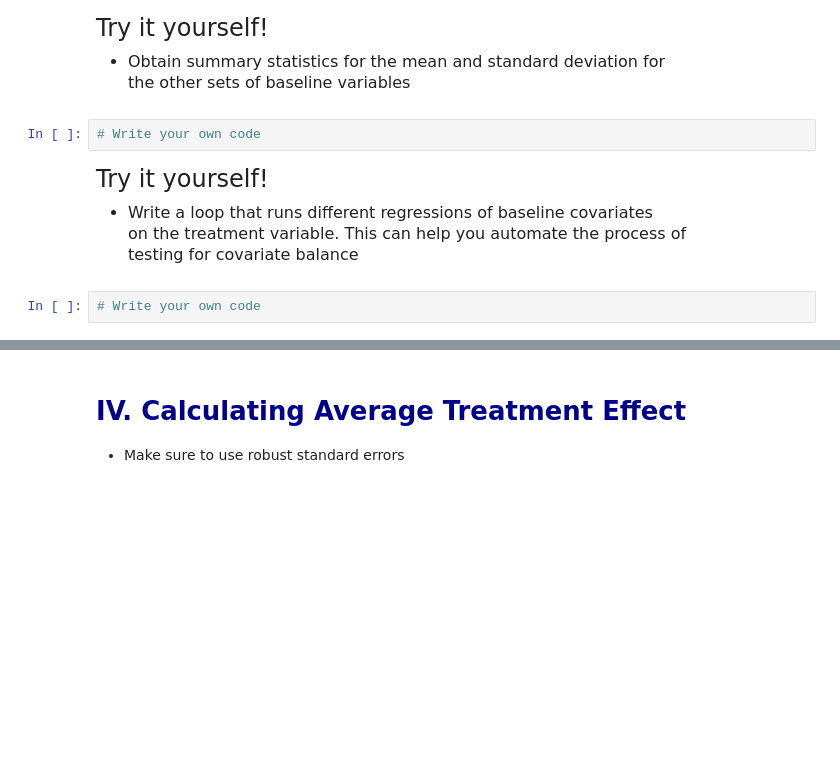
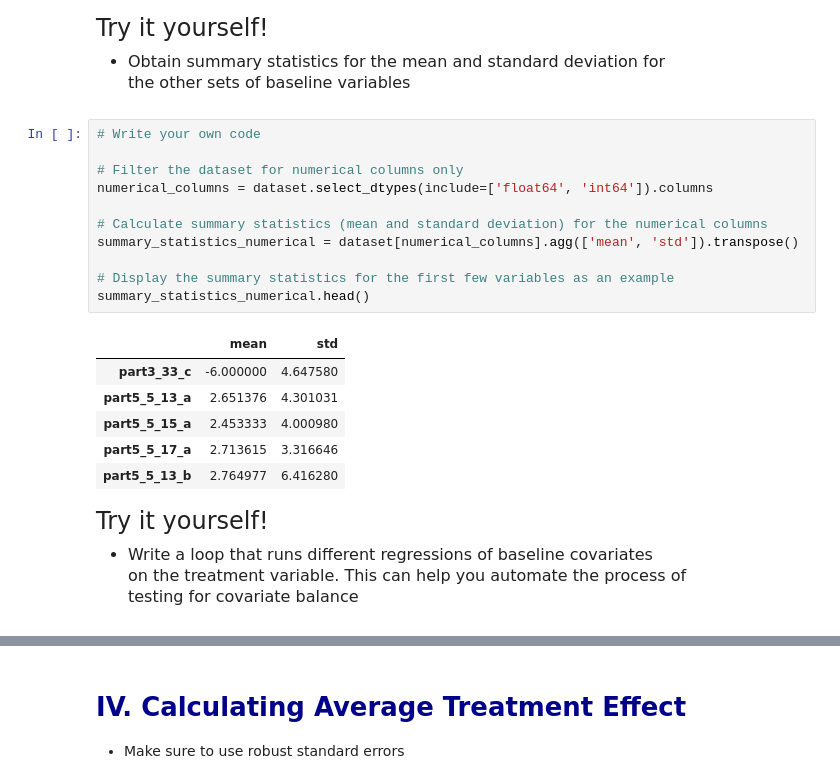
Before and after one commit to lornalyu/qtm531spring2024, a Jupyter notebook: Lecture 12/Lecture 12a - Analyzing Experimental Data.ipynb, the cells around one changed output, grey strips where cells are left out. Drawn from its saved outputs; the diff is of its cells as text; blank space fills up the shorter version.

```diff
--- a/Lecture 12/Lecture 12a - Analyzing Experimental Data.ipynb
+++ b/Lecture 12/Lecture 12a - Analyzing Experimental Data.ipynb
@@ -192,8 +203,24 @@ Try it yourself!
 
 - Obtain summary statistics for the mean and standard deviation for <br>
 the other sets of baseline variables
-# %%
-# Write your own code
+# %%
+# Write your own code
+
+# Filter the dataset for numerical columns only
+numerical_columns = dataset.select_dtypes(include=['float64', 'int64']).columns
+
+# Calculate summary statistics (mean and standard deviation) for the numerical columns
+summary_statistics_numerical = dataset[numerical_columns].agg(['mean', 'std']).transpose()
+
+# Display the summary statistics for the first few variables as an example
+summary_statistics_numerical.head()
+# %% [output]
+|  | mean | std |
+| part3_33_c | -6.000000 | 4.647580 |
+| part5_5_13_a | 2.651376 | 4.301031 |
+| part5_5_15_a | 2.453333 | 4.000980 |
+| part5_5_17_a | 2.713615 | 3.316646 |
+| part5_5_13_b | 2.764977 | 6.416280 |
 # %% [markdown]
 <font size = "5">
 
@@ -204,5 +231,3 @@ Try it yourself!
 - Write a loop that runs different regressions of baseline covariates <br>
 on the treatment variable. This can help you automate the process of <br>
 testing for covariate balance
-# %%
-# Write your own code
```
Also changed, not shown: parts of 3 cells of this notebook, 5 other files.
